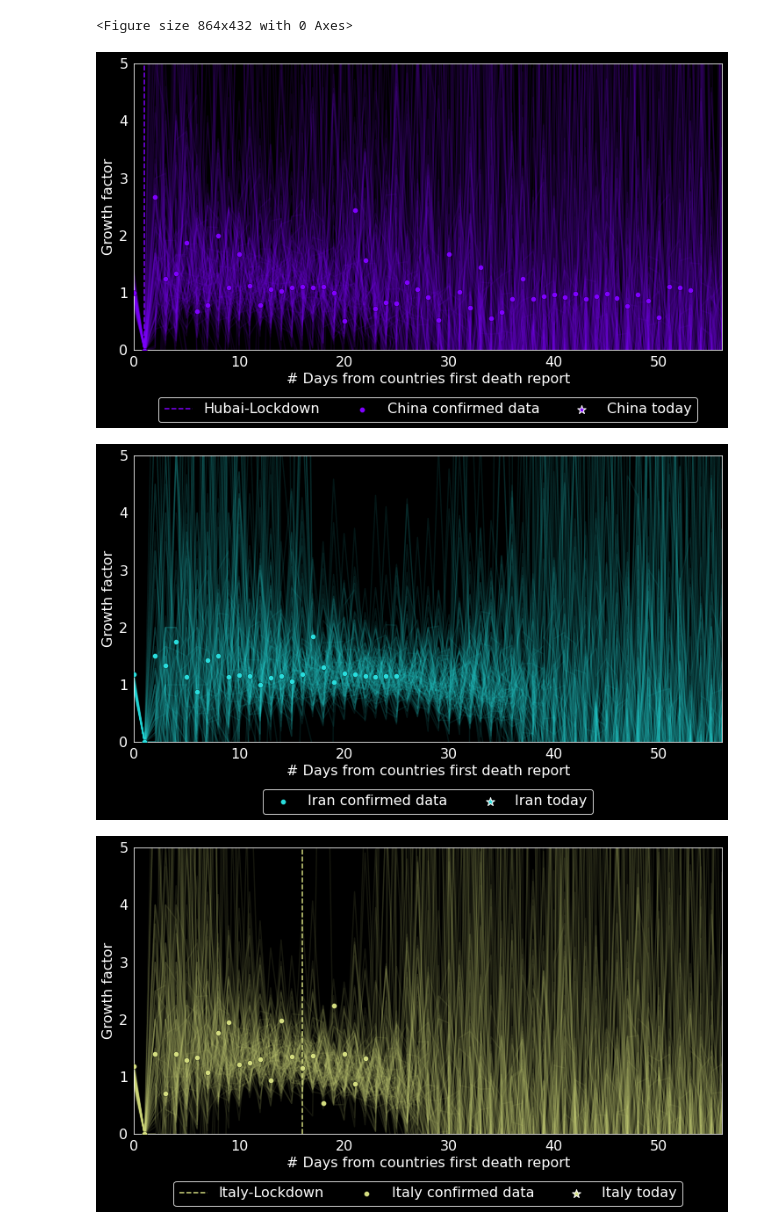
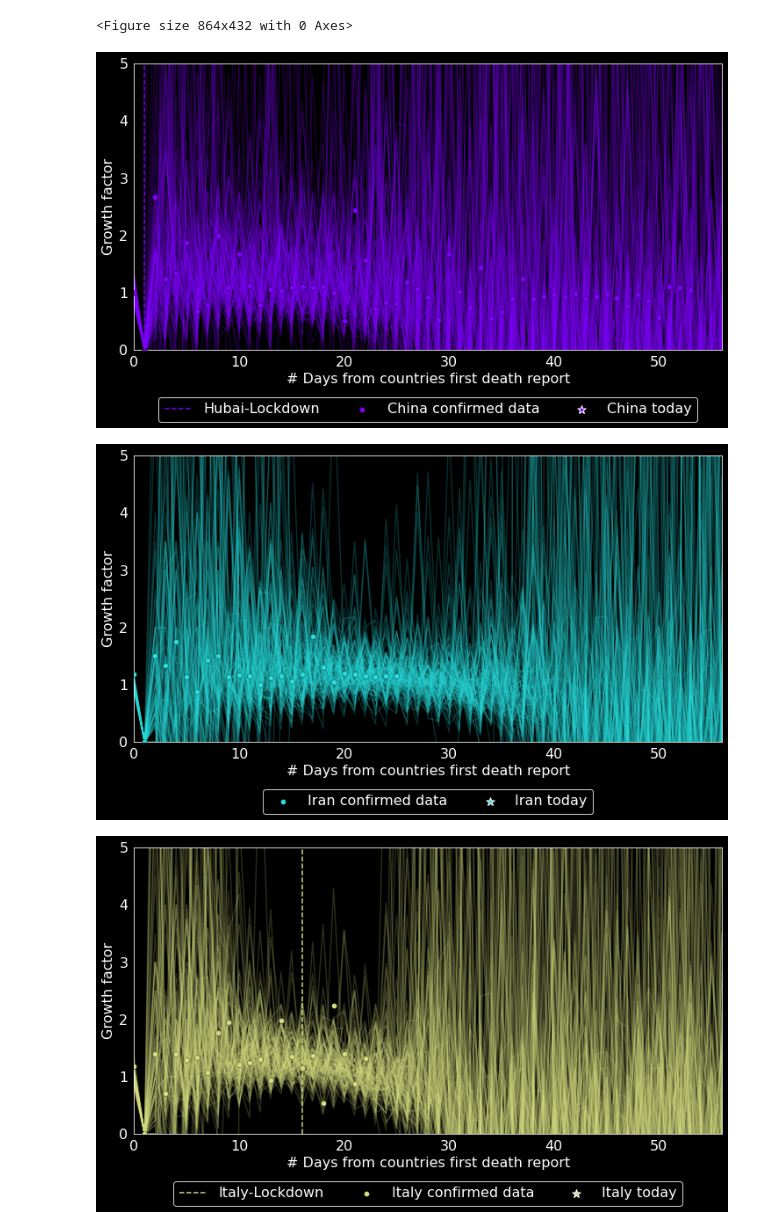
Before and after one commit to oscarsaleta/mkefly.github.io, a Jupyter notebook: assets/src/COVID19.ipynb, the cells around one changed output. Cells and saved outputs as stored; diff of their text form; code cells hidden in the pictures.

```diff
--- a/assets/src/COVID19.ipynb
+++ b/assets/src/COVID19.ipynb
@@ -60,7 +60,7 @@ def plot_results(param):
         plt.scatter(data[country+'-day'][-1] - delay, res_values(data[country+'-death'][-1], flag_res), color=colors[i]
                     , edgecolors='white', linewidth=1
                     , label = country+' today',zorder=200, marker = '*', s = 100)
-        plt.plot(np.arange(0, post_pred[country].shape[1]) - delay, res_values(post_pred[country], flag_res).T, alpha=0.1, color=colors[i])
+        plt.plot(np.arange(0, post_pred[country].shape[1]) - delay, res_values(post_pred[country], flag_res).T, alpha=0.2, color=colors[i])
         p = [np.max(trace['c1'][:,i]),np.max(trace['c2'][:,i]),np.max(trace['c3'][:,i])]
         #plt.plot(np.linspace(0,60-1,60) - delay, func_sig(np.linspace(0,60-1,60), *p, flag_res = flag_res), alpha=1, color=colors[i])
 
@@ -167,10 +167,10 @@ for country in df_data['Country/Region'].unique():
         Growthr = (data[country+'-death'][-1]-data[country+'-death'][-2])/data[country+'-death'][-2]
         Growthf = (data[country+'-death'][-1]-data[country+'-death'][-2])/(data[country+'-death'][-2]-data[country+'-death'][-3])
 
-        data_table[country] = [data[country+'-day'][-1],data[country+'-death'][-1],np.round(Growthr*100, decimals=2), np.round(Growthf, decimals=2)]
+        data_table[country] = [data[country+'-day'][-1],data[country+'-death'][-1],str(np.round(Growthr*100, decimals=2))+"%", np.round(Growthf, decimals=2)]
 
 
-html_content = '<h3>Date last Update: '+str(data['Spain'+'-date'][-1])+'</h3>'+pd.DataFrame.from_dict(data_table, orient='index',
+html_content = '<h3>Date of the last update: '+str(data['Spain'+'-date'][-1])+'</h3>'+pd.DataFrame.from_dict(data_table, orient='index',
                        columns = ['# days', '# deaths',  'Growth Rate'
                         , 'Growth Factor']).sort_values(by=['# deaths'], ascending = False).to_html().replace('\n', '')
 html_file = open("../tables/tabledata.html", "wt")
@@ -178,13 +178,18 @@ html_file.write(html_content)
 html_file.close()
 
 
+html_content = '<h3>The data and the simulations where update on: '+str(data['Spain'+'-date'][-1])+'</h3>'
+html_file = open("../tables/last_update.html", "wt")
+html_file.write(html_content)
+html_file.close()
+
 Dates = {'Spain':{'3/8/20':['M8','-.'],'3/13/20':['Lockdown','--']},
 'Italy':{'3/9/20':['Lockdown','--']},
 'Hubai':{'1/23/20':['Lockdown','--']}}
 
 n_countries = len(countries)
 
-flag_simulate = True
+flag_simulate = False
 if flag_simulate:
     #hide
     with pm.Model() as model:
@@ -197,10 +202,10 @@ if flag_simulate:
         clim['c1M'] = 0.5
 
         clim['c2s'] = 25
-        clim['c2M'] = 30
+        clim['c2M'] = 25
 
-        clim['c3s'] = 5000
-        clim['c3M'] = 10000
+        clim['c3s'] = 3500
+        clim['c3M'] = 8000
 
         const = {}
         for cn in ['c1','c2','c3']:
@@ -233,7 +238,7 @@ if flag_simulate:
     #hide
     with model:
         # Sample posterior
-        trace = pm.sample(tune=10000, chains=2, draws=4, cores=1, target_accept=.9)
+        trace = pm.sample(tune=3000, chains=1, cores=1, target_accept=.9)
 
         # Update data so that we get predictions into the future
         for country in countries:
@@ -364,4 +377,4 @@ NUTS: [sigma, c3, c3grp_sigma, c3grp, c2, c2grp_sigma, c2grp, c1, c1grp_sigma, c
-<Figure size 864x432 with 0 Axes>
+<Figure size 864x432 with 0 Axes>
-[figure, old version]
+[figure, new version]
-[figure, old version]
+[figure, new version]
-[figure, old version]
+[figure, new version]
```
Also changed, not shown: parts of 1 cell of this notebook, 19 other files.
